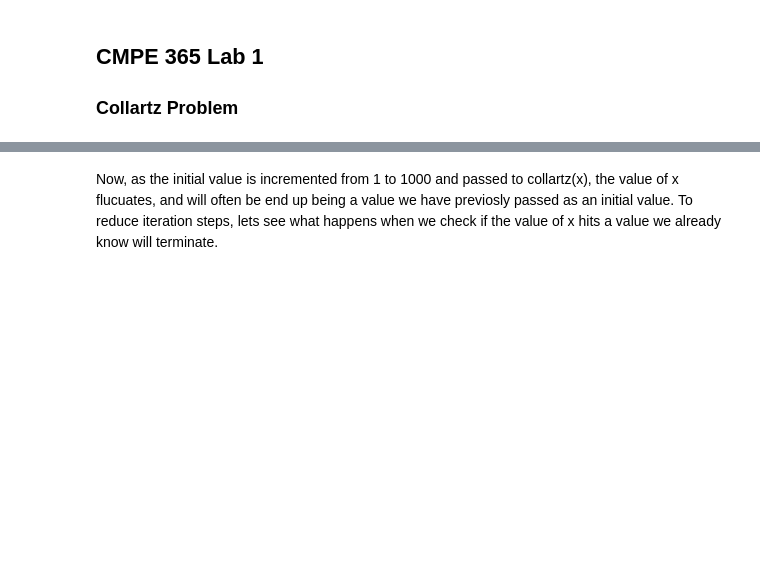
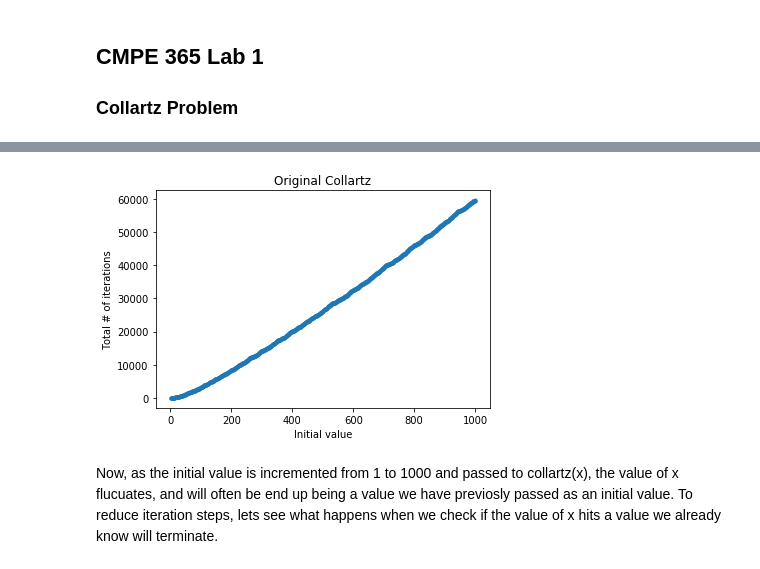
Before and after one commit to maxgillham/CMPE365, a Jupyter notebook: lab1/collartz.ipynb, the cells around one changed output, grey strips where cells are left out. Drawn from its saved outputs; the diff is of its cells as text; code cells hidden in the pictures; blank space fills up the shorter version.

```diff
--- a/lab1/collartz.ipynb
+++ b/lab1/collartz.ipynb
@@ -29,3 +38,11 @@ plt.show()
+# %%
+plt.scatter(initial_value, iteration_accum, marker='.')
+plt.xlabel('Initial value')
+plt.ylabel('Total # of iterations')
+plt.title('Original Collartz')
+plt.show()
+# %% [output]
+[figure, added]
 # %% [markdown]
 Now, as the initial value is incremented from 1 to 1000 and passed to collartz(x), the value of x flucuates, and will often be end up being a value we have previosly passed as an initial value.  To reduce iteration steps, lets see what happens when we check if the value of x hits a value we already know will terminate.
 # %%
```
Also changed, not shown: parts of 36 cells of this notebook.
